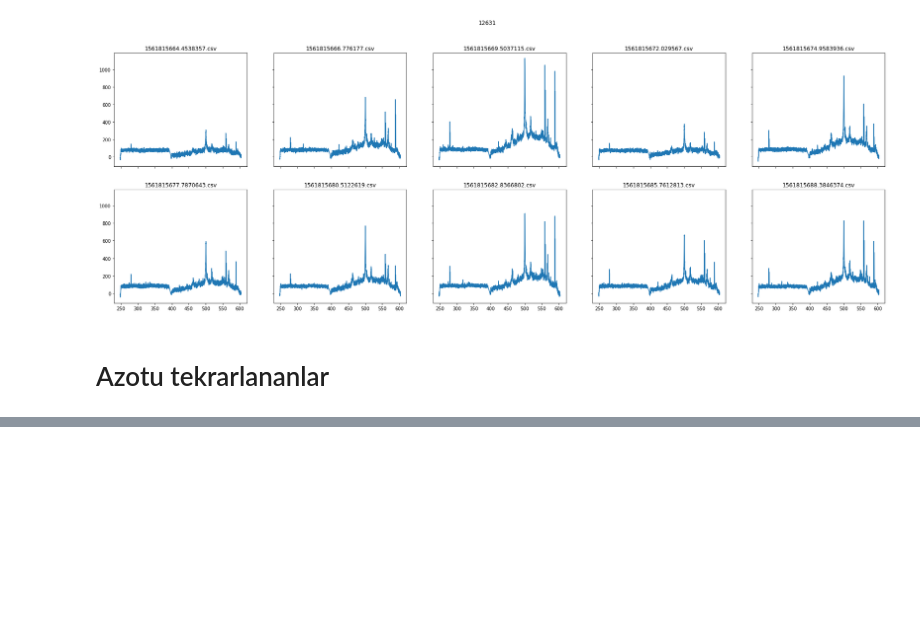
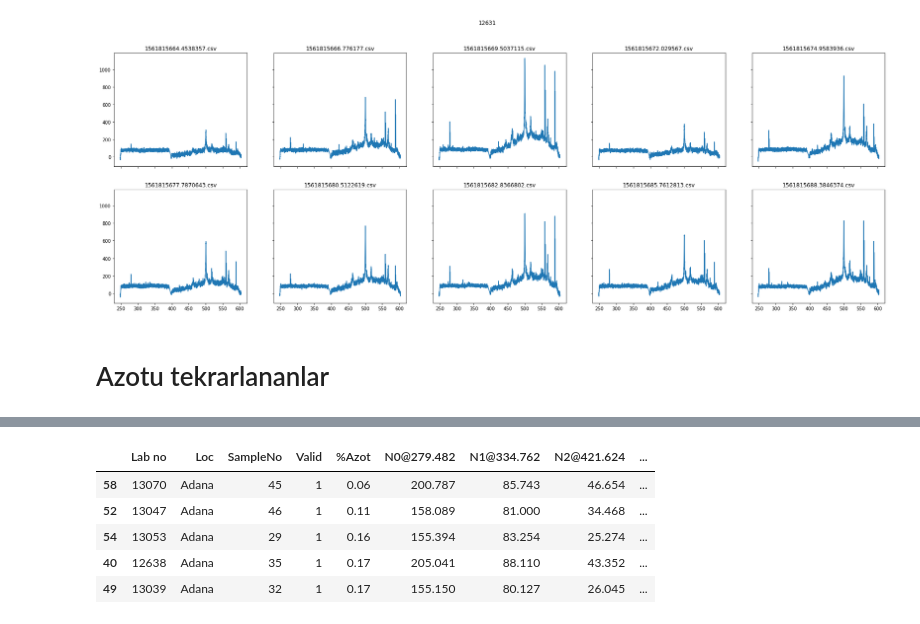
Before and after one commit to ugurgudelek/Libs, a Jupyter notebook: new test/analyze.ipynb, the cells around one changed output, grey strips where cells are left out. Cells and saved outputs as stored; diff of their text form; code cells hidden in the pictures; blank space fills up the shorter version.

```diff
--- a/new test/analyze.ipynb
+++ b/new test/analyze.ipynb
@@ -324 +314,10 @@ analysis.plot()
+# %%
+analysis.data.head()
+# %% [output]
+|  | Lab no | Loc | SampleNo | Valid | %Azot | N0@279.482 | N1@334.762 | N2@421.624 | ... |
+| 58 | 13070 | Adana | 45 | 1 | 0.06 | 200.787 | 85.743 | 46.654 | ... |
+| 52 | 13047 | Adana | 46 | 1 | 0.11 | 158.089 | 81.000 | 34.468 | ... |
+| 54 | 13053 | Adana | 29 | 1 | 0.16 | 155.394 | 83.254 | 25.274 | ... |
+| 40 | 12638 | Adana | 35 | 1 | 0.17 | 205.041 | 88.110 | 43.352 | ... |
+| 49 | 13039 | Adana | 32 | 1 | 0.17 | 155.150 | 80.127 | 26.045 | ... |
 # %%
```
Also changed, not shown: parts of 13 cells of this notebook.
